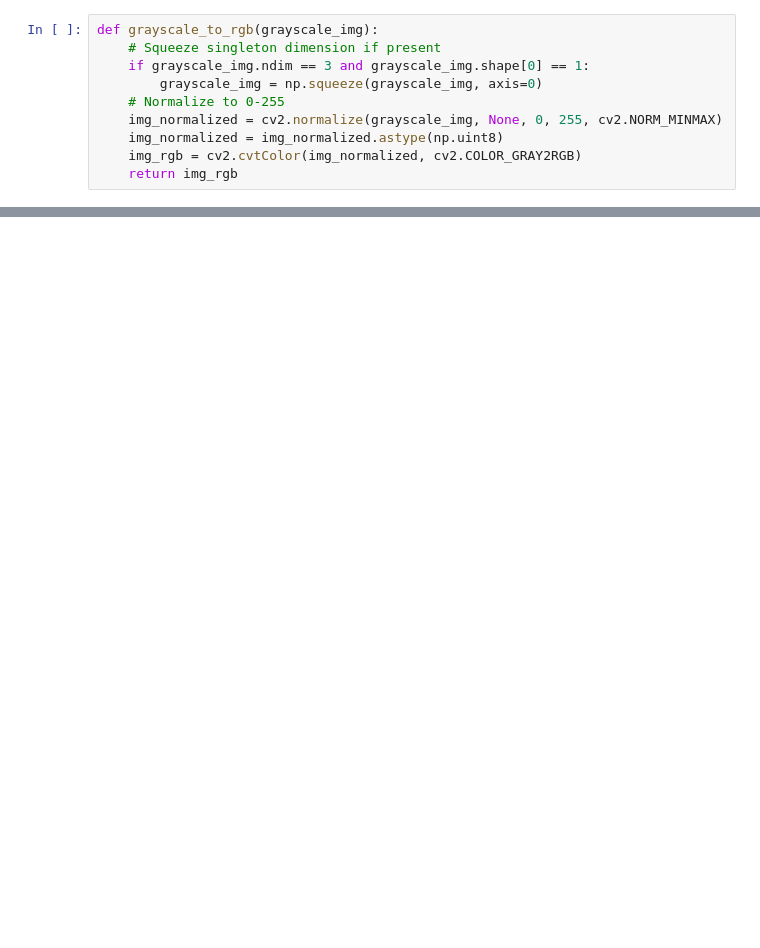
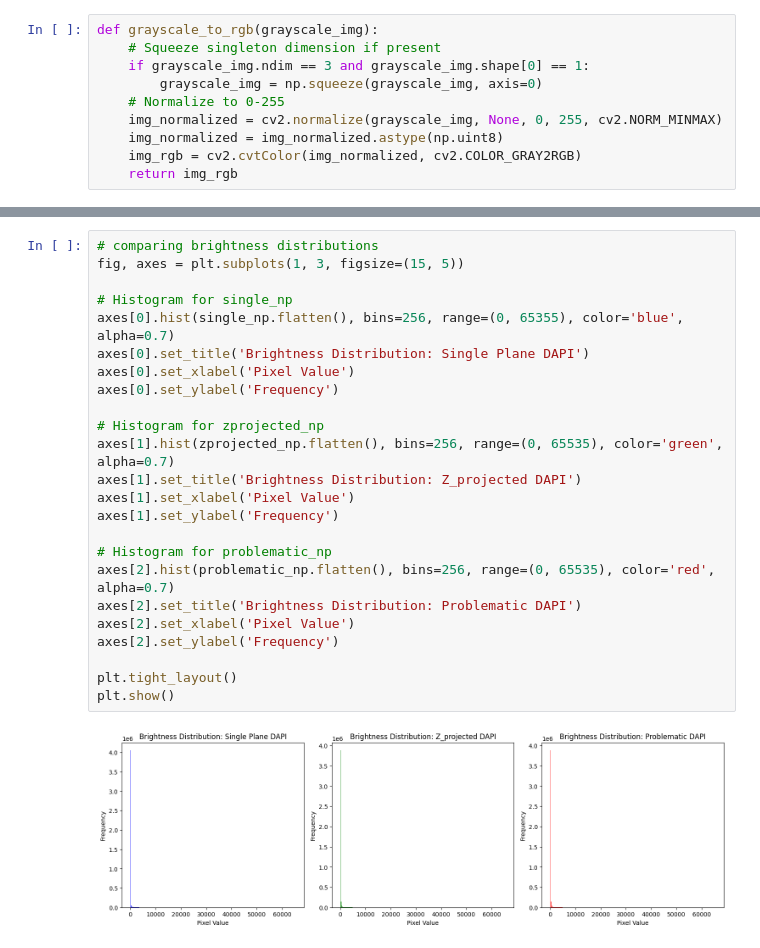
Before and after one commit to UCI-Ding-Lab/FISH-ML2, a Jupyter notebook: testingDAPIIssues.ipynb, the cells around one changed output, grey strips where cells are left out. Cells and saved outputs as stored; diff of their text form; blank space fills up the shorter version.

```diff
--- a/testingDAPIIssues.ipynb
+++ b/testingDAPIIssues.ipynb
@@ -44,0 +97,26 @@ Loaded image shape: (2048, 2048) dtype: uint16 min: 100 max: 6144
+# %%
+# comparing brightness distributions
+fig, axes = plt.subplots(1, 3, figsize=(15, 5))
+
+# Histogram for single_np
+axes[0].hist(single_np.flatten(), bins=256, range=(0, 65355), color='blue', alpha=0.7)
+axes[0].set_title('Brightness Distribution: Single Plane DAPI')
+axes[0].set_xlabel('Pixel Value')
+axes[0].set_ylabel('Frequency')
+
+# Histogram for zprojected_np
+axes[1].hist(zprojected_np.flatten(), bins=256, range=(0, 65535), color='green', alpha=0.7)
+axes[1].set_title('Brightness Distribution: Z_projected DAPI')
+axes[1].set_xlabel('Pixel Value')
+axes[1].set_ylabel('Frequency')
+
+# Histogram for problematic_np
+axes[2].hist(problematic_np.flatten(), bins=256, range=(0, 65535), color='red', alpha=0.7)
+axes[2].set_title('Brightness Distribution: Problematic DAPI')
+axes[2].set_xlabel('Pixel Value')
+axes[2].set_ylabel('Frequency')
+
+plt.tight_layout()
+plt.show()
+# %% [output]
+[figure, added]
```
Also changed, not shown: parts of 32 cells of this notebook, 1 other file.
